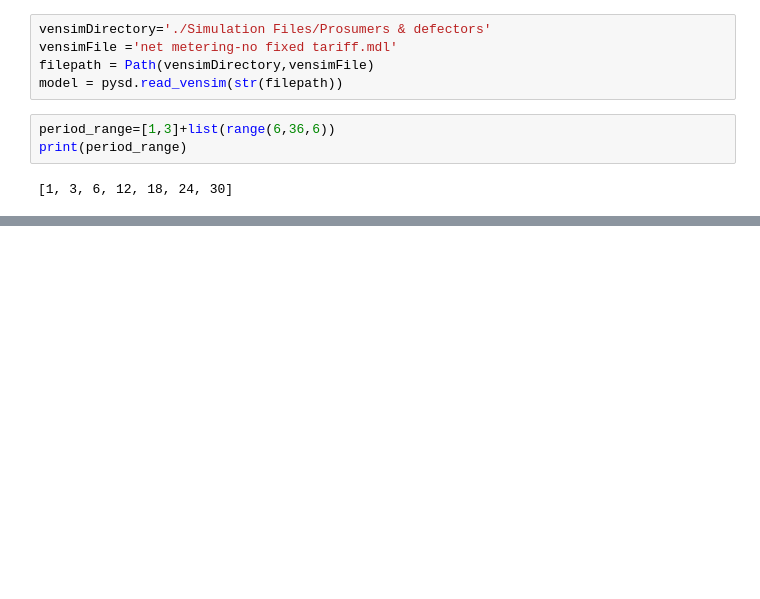
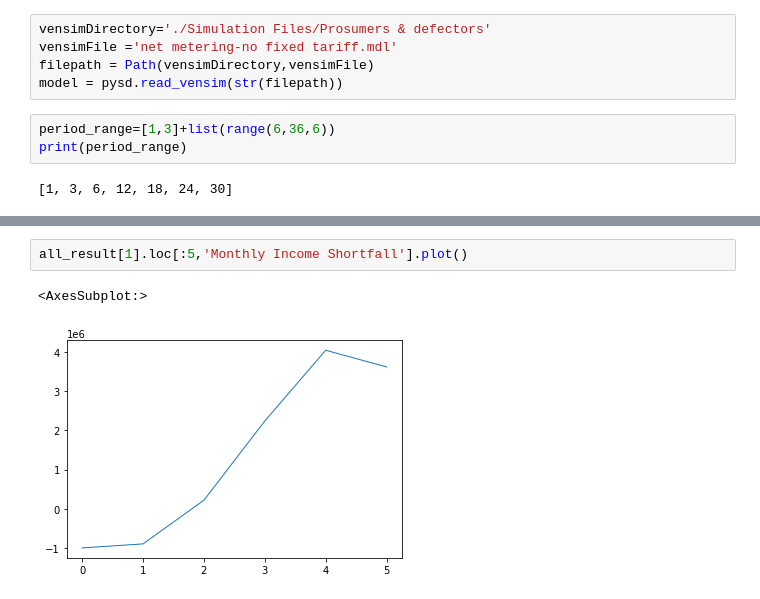
Before and after one commit to barazesh/Phd-Codes, a Jupyter notebook: initial playbook.ipynb, the cells around one changed output, grey strips where cells are left out. Saved outputs shown, nothing was run; the diff lists cells and outputs as text; blank space fills up the shorter version.

```diff
--- a/initial playbook.ipynb
+++ b/initial playbook.ipynb
@@ -59,0 +106,5 @@ plt.ylabel('dollars/kWh')
+# %%
+all_result[1].loc[:5,'Monthly Income Shortfall'].plot()
+# %% [output]
+<AxesSubplot:>
+[figure, added]
```
Also changed, not shown: parts of 16 cells of this notebook, 5 other files.
